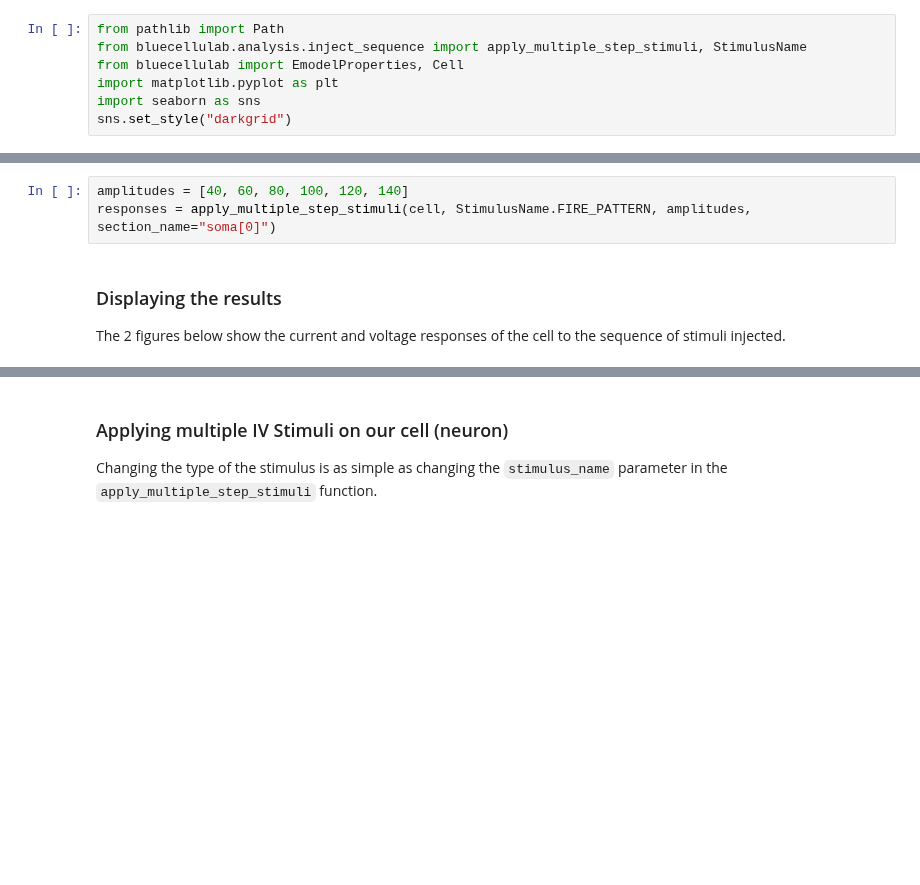
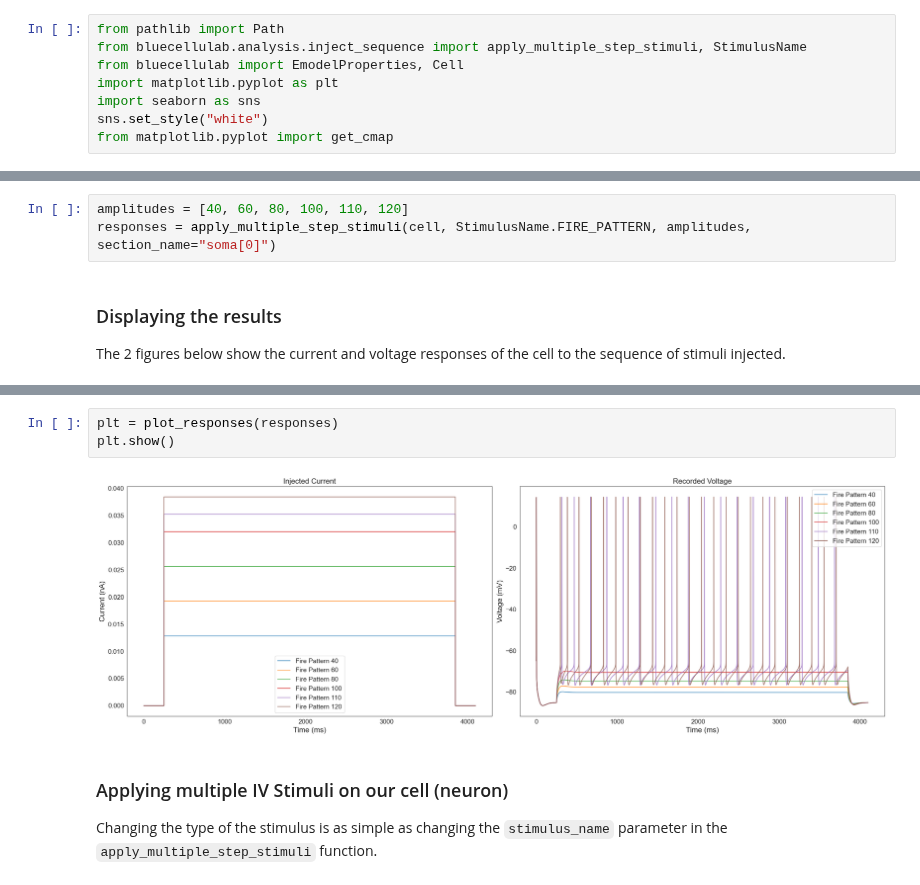
Before and after one commit to BlueBrain/BlueCelluLab, a Jupyter notebook: examples/6-stimuli-sequence/stimuli-sequence.ipynb, the cells around one changed output, grey strips where cells are left out. Drawn from its saved outputs; the diff is of its cells as text; blank space fills up the shorter version.

```diff
--- a/examples/6-stimuli-sequence/stimuli-sequence.ipynb
+++ b/examples/6-stimuli-sequence/stimuli-sequence.ipynb
@@ -25,7 +26,8 @@ from bluecellulab.analysis.inject_sequence import apply_multiple_step_stimuli, S
 from bluecellulab import EmodelProperties, Cell
 import matplotlib.pyplot as plt
 import seaborn as sns
-sns.set_style("darkgrid")
+sns.set_style("white")
+from matplotlib.pyplot import get_cmap
 # %% [markdown]
 We will use the following function to plot the results.
 # %%
@@ -95,7 +111,7 @@ The amplitudes represent the percentage of threshold current that we will apply
 
 In other words, amplitude 120 means 120% of the cell's own threshold current will be injected to the cell.
 # %%
-amplitudes = [40, 60, 80, 100, 120, 140]
+amplitudes = [40, 60, 80, 100, 110, 120]
 responses = apply_multiple_step_stimuli(cell, StimulusName.FIRE_PATTERN, amplitudes, section_name="soma[0]")
 # %% [markdown]
 ### Displaying the results
@@ -108,3 +141,8 @@ plot_responses(responses)
+# %%
+plt = plot_responses(responses)
+plt.show()
+# %% [output]
+[figure, added]
 # %% [markdown]
 ### Applying multiple IV Stimuli on our cell (neuron)
 
```
Also changed, not shown: parts of 11 cells of this notebook, 5 other files.
